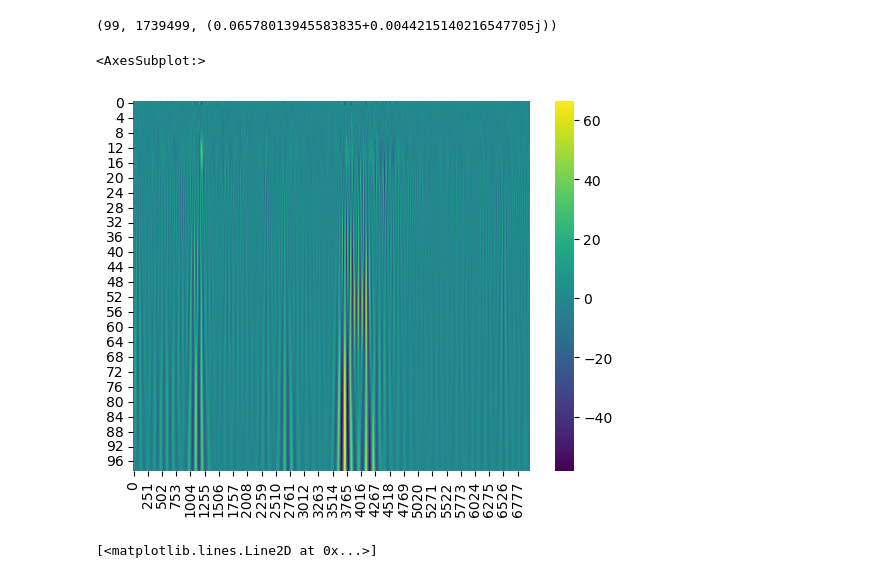
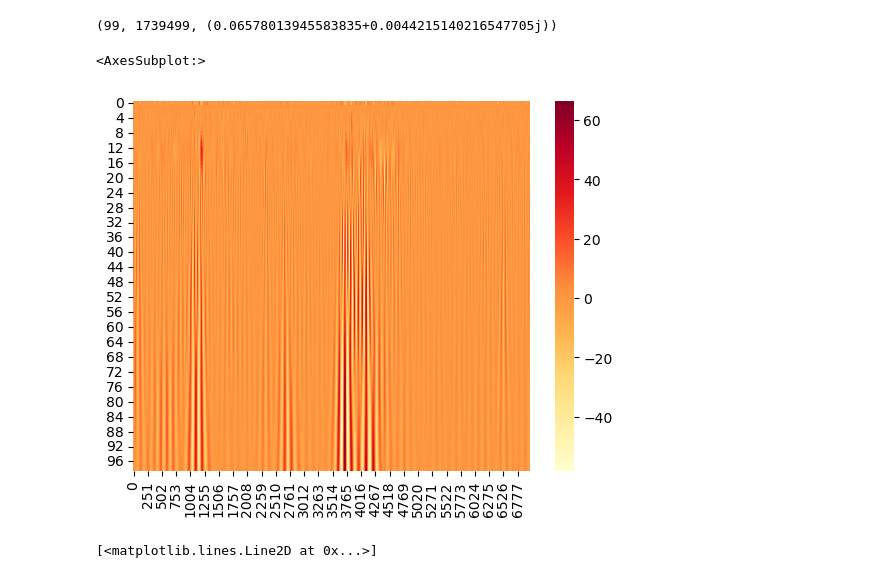
Before and after one commit to ChabCorp/LFP_IPMC, a Jupyter notebook: code/3_normalization.ipynb, the cells around one changed output. Drawn from its saved outputs; the diff is of its cells as text; code cells hidden in the pictures.

Commit message:
add heatmap

```diff
--- a/code/3_normalization.ipynb
+++ b/code/3_normalization.ipynb
@@ -81,15 +81,17 @@ len(test), len(test[0]),test[0][0]
 # %%
 test_df = pd.DataFrame(test)
 test_df = test_df.transpose()
 test_df.index = df_f['time']
 test_df = test_df.iloc[30_000:37_000]
 test_df = test_df.to_numpy()
 test_df = test_df.real
 test_df = test_df.transpose()
-sns.heatmap(test_df, cmap='viridis')
+sns.heatmap(test_df, cmap="YlOrRd")
+# ax = plt.gca()
+# ax.set_ylim(8,20)
 # %% [output]
 <AxesSubplot:>
-[figure, old version]
+[figure, new version]
 # %%
 plt.plot(test[0][:30000])
 # %% [output]
```
Also changed, not shown: parts of 1 cell of this notebook.
